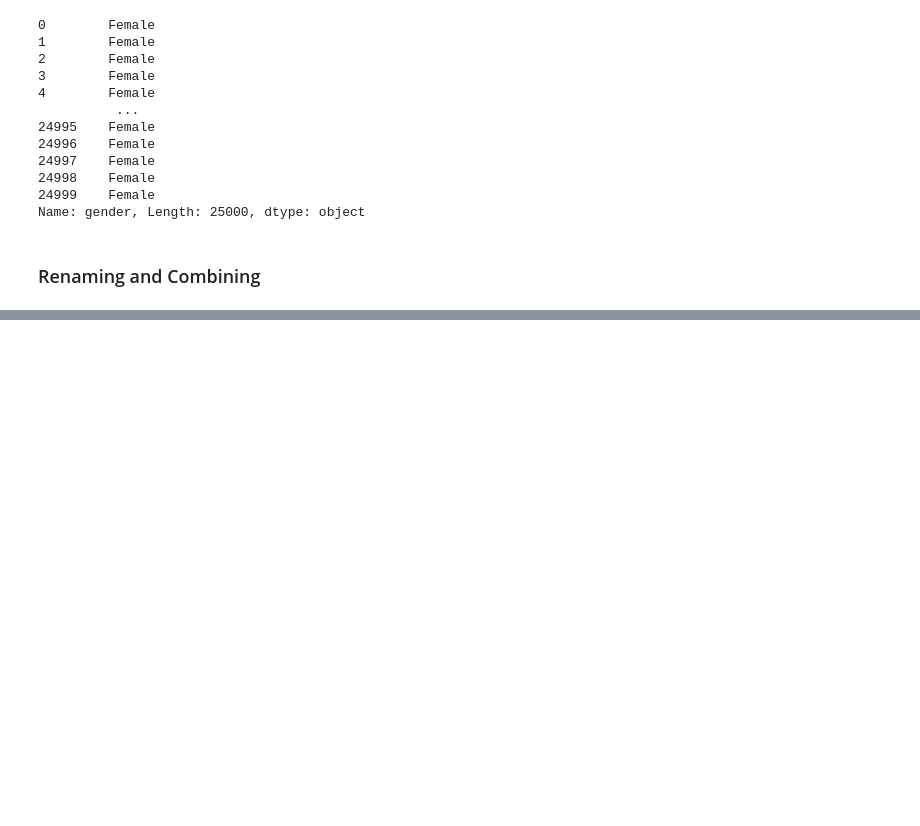
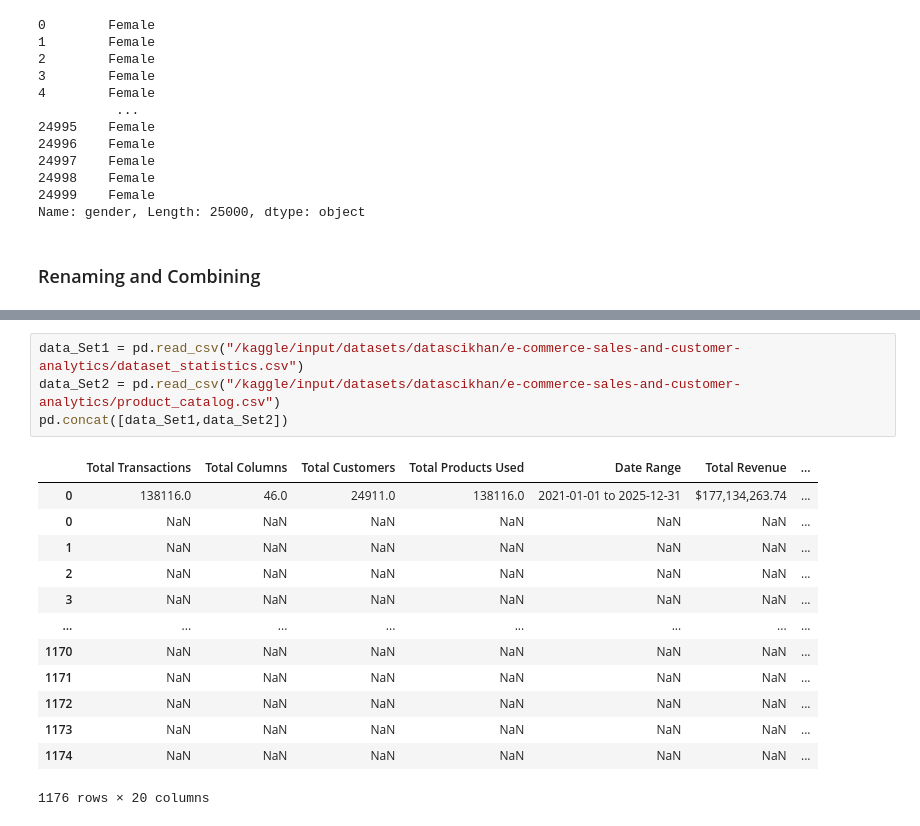
Before and after one commit to Spoorti803/Kaggle-Practice, a Jupyter notebook: pandas1.ipynb, the cells around one changed output, grey strips where cells are left out. Cells and saved outputs as stored; diff of their text form; blank space fills up the shorter version.

Commit message:
Kaggle Notebook | Pandas | Version 10

```diff
--- a/pandas1.ipynb
+++ b/pandas1.ipynb
@@ -978,0 +1068,18 @@ Name: gender, Length: 25000, dtype: object
+# %%
+data_Set1 = pd.read_csv("/kaggle/input/datasets/datascikhan/e-commerce-sales-and-customer-analytics/dataset_statistics.csv")
+data_Set2 = pd.read_csv("/kaggle/input/datasets/datascikhan/e-commerce-sales-and-customer-analytics/product_catalog.csv")
+pd.concat([data_Set1,data_Set2])
+# %% [output]
+|  | Total Transactions | Total Columns | Total Customers | Total Products Used | Date Range | Total Revenue | ... |
+| 0 | 138116.0 | 46.0 | 24911.0 | 138116.0 | 2021-01-01 to 2025-12-31 | $177,134,263.74 | ... |
+| 0 | NaN | NaN | NaN | NaN | NaN | NaN | ... |
+| 1 | NaN | NaN | NaN | NaN | NaN | NaN | ... |
+| 2 | NaN | NaN | NaN | NaN | NaN | NaN | ... |
+| 3 | NaN | NaN | NaN | NaN | NaN | NaN | ... |
+| ... | ... | ... | ... | ... | ... | ... | ... |
+| 1170 | NaN | NaN | NaN | NaN | NaN | NaN | ... |
+| 1171 | NaN | NaN | NaN | NaN | NaN | NaN | ... |
+| 1172 | NaN | NaN | NaN | NaN | NaN | NaN | ... |
+| 1173 | NaN | NaN | NaN | NaN | NaN | NaN | ... |
+| 1174 | NaN | NaN | NaN | NaN | NaN | NaN | ... |
+1176 rows × 20 columns
```
Also changed, not shown: parts of 28 cells of this notebook.
